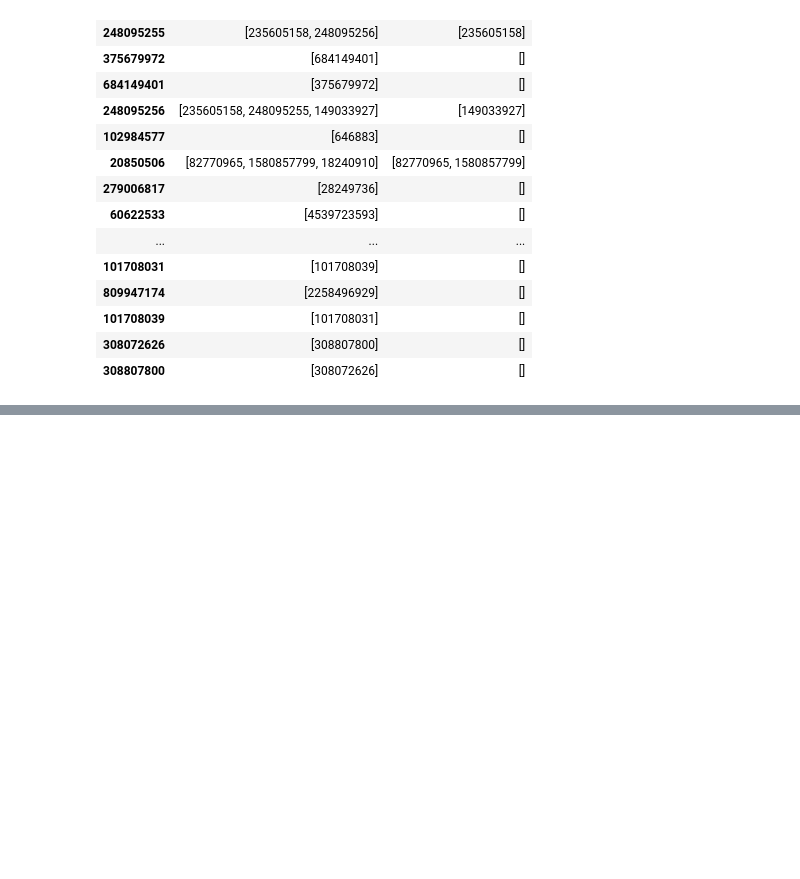
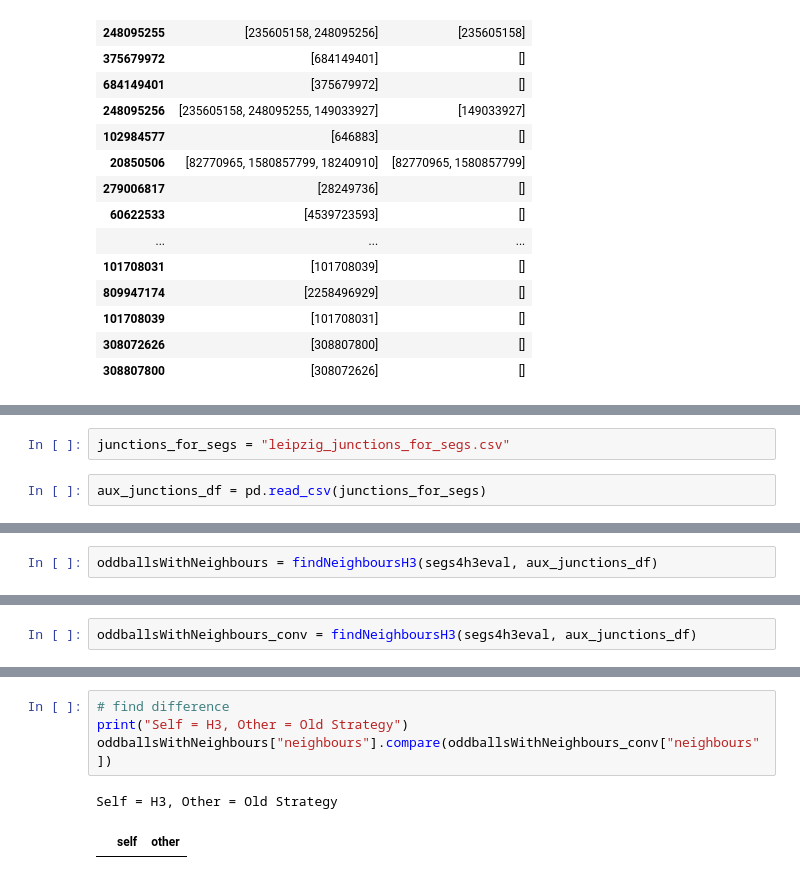
Before and after one commit to simra-project/osmPreparation, a Jupyter notebook: playground/h3.ipynb, the cells around one changed output, grey strips where cells are left out. Saved outputs shown, nothing was run; the diff lists cells and outputs as text; blank space fills up the shorter version.

```diff
--- a/playground/h3.ipynb
+++ b/playground/h3.ipynb
@@ -265,0 +307,4 @@ Self = H3, Other = Old Strategy
+# %%
+junctions_for_segs = "leipzig_junctions_for_segs.csv"
+# %%
+aux_junctions_df = pd.read_csv(junctions_for_segs)
@@ -265,0 +396,2 @@ Self = H3, Other = Old Strategy
+# %%
+oddballsWithNeighbours = findNeighboursH3(segs4h3eval, aux_junctions_df)
@@ -265,0 +693,2 @@ Self = H3, Other = Old Strategy
+# %%
+oddballsWithNeighbours_conv = findNeighboursH3(segs4h3eval, aux_junctions_df)
@@ -265,0 +898,7 @@ Self = H3, Other = Old Strategy
+# %%
+# find difference
+print("Self = H3, Other = Old Strategy")
+oddballsWithNeighbours["neighbours"].compare(oddballsWithNeighbours_conv["neighbours"])
+# %% [output]
+Self = H3, Other = Old Strategy
+|  | self | other |
```
Also changed, not shown: parts of 20 cells of this notebook, 2 other files.
